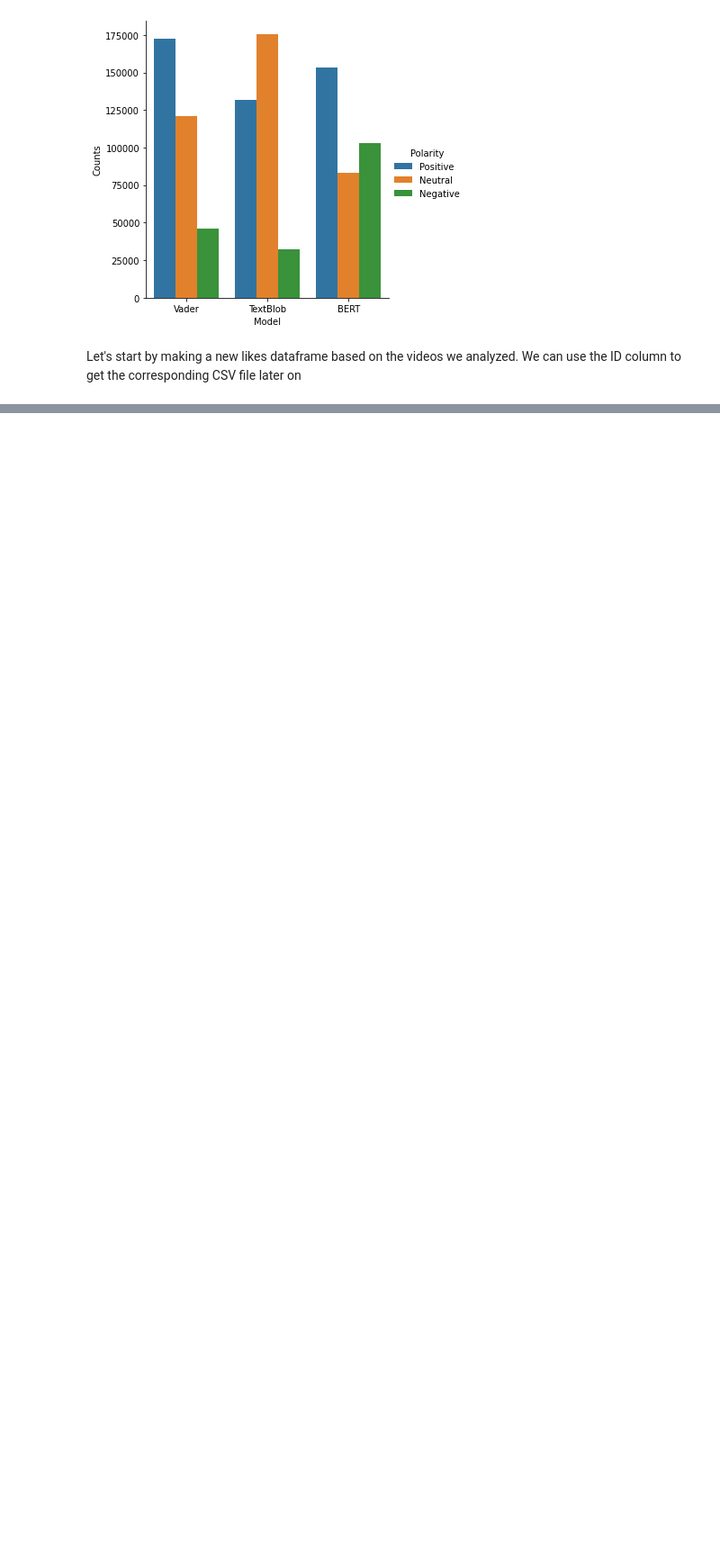
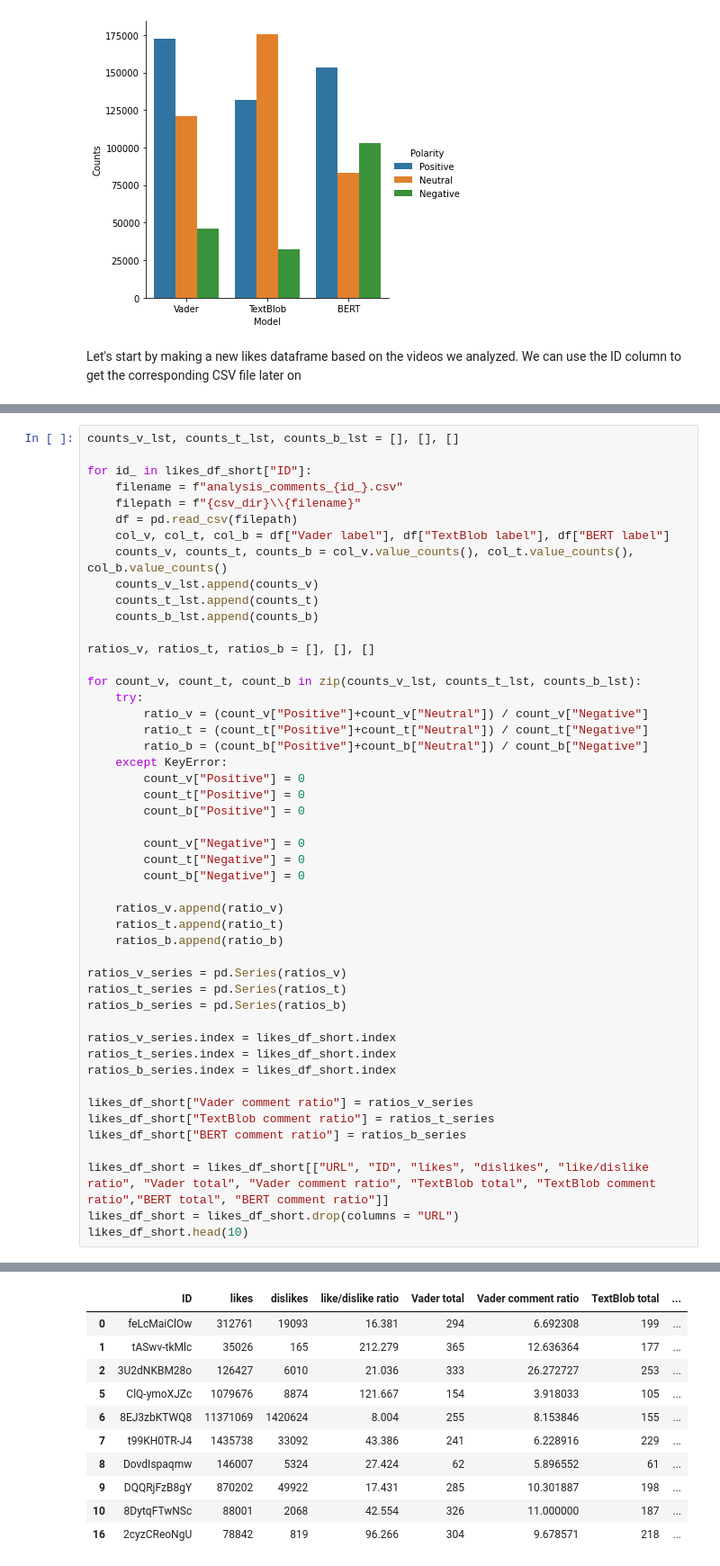
Before and after one commit to gmarsanich/gmarsanichThesis2022, a Jupyter notebook: Thesis Project Notebook.ipynb, the cells around one changed output, grey strips where cells are left out. Shown at 90% size. Drawn from its saved outputs; the diff is of its cells as text; blank space fills up the shorter version.

```diff
--- a/Thesis Project Notebook.ipynb
+++ b/Thesis Project Notebook.ipynb
@@ -476,0 +487,49 @@ likes_df_short.head(10)
+# %%
+counts_v_lst, counts_t_lst, counts_b_lst = [], [], []
+
+for id_ in likes_df_short["ID"]:
+    filename = f"analysis_comments_{id_}.csv"
+    filepath = f"{csv_dir}\\{filename}"
+    df = pd.read_csv(filepath)
+    col_v, col_t, col_b = df["Vader label"], df["TextBlob label"], df["BERT label"]
+    counts_v, counts_t, counts_b = col_v.value_counts(), col_t.value_counts(), col_b.value_counts()
+    counts_v_lst.append(counts_v)
+    counts_t_lst.append(counts_t)
+    counts_b_lst.append(counts_b)
+
+ratios_v, ratios_t, ratios_b = [], [], []
+
+for count_v, count_t, count_b in zip(counts_v_lst, counts_t_lst, counts_b_lst):
+    try:
+        ratio_v = (count_v["Positive"]+count_v["Neutral"]) / count_v["Negative"]
+        ratio_t = (count_t["Positive"]+count_t["Neutral"]) / count_t["Negative"]
+        ratio_b = (count_b["Positive"]+count_b["Neutral"]) / count_b["Negative"]
+    except KeyError:
+        count_v["Positive"] = 0
+        count_t["Positive"] = 0
+        count_b["Positive"] = 0
+
+        count_v["Negative"] = 0
+        count_t["Negative"] = 0
+        count_b["Negative"] = 0
+
+    ratios_v.append(ratio_v)
+    ratios_t.append(ratio_t)
+    ratios_b.append(ratio_b)
+
+ratios_v_series = pd.Series(ratios_v)
+ratios_t_series = pd.Series(ratios_t)
+ratios_b_series = pd.Series(ratios_b)
+
+ratios_v_series.index = likes_df_short.index
+ratios_t_series.index = likes_df_short.index
+ratios_b_series.index = likes_df_short.index
+
+likes_df_short["Vader comment ratio"] = ratios_v_series
+likes_df_short["TextBlob comment ratio"] = ratios_t_series
+likes_df_short["BERT comment ratio"] = ratios_b_series
+
+likes_df_short = likes_df_short[["URL", "ID", "likes", "dislikes", "like/dislike ratio", "Vader total", "Vader comment ratio", "TextBlob total", "TextBlob comment ratio","BERT total", "BERT comment ratio"]]
+likes_df_short = likes_df_short.drop(columns = "URL")
+likes_df_short.head(10)
+# %% [output]
@@ -476,0 +551,11 @@ likes_df_short.head(10)
+|  | ID | likes | dislikes | like/dislike ratio | Vader total | Vader comment ratio | TextBlob total | ... |
+| 0 | feLcMaiClOw | 312761 | 19093 | 16.381 | 294 | 6.692308 | 199 | ... |
+| 1 | tASwv-tkMlc | 35026 | 165 | 212.279 | 365 | 12.636364 | 177 | ... |
+| 2 | 3U2dNKBM28o | 126427 | 6010 | 21.036 | 333 | 26.272727 | 253 | ... |
+| 5 | ClQ-ymoXJZc | 1079676 | 8874 | 121.667 | 154 | 3.918033 | 105 | ... |
+| 6 | 8EJ3zbKTWQ8 | 11371069 | 1420624 | 8.004 | 255 | 8.153846 | 155 | ... |
+| 7 | t99KH0TR-J4 | 1435738 | 33092 | 43.386 | 241 | 6.228916 | 229 | ... |
+| 8 | DovdIspaqmw | 146007 | 5324 | 27.424 | 62 | 5.896552 | 61 | ... |
+| 9 | DQQRjFzB8gY | 870202 | 49922 | 17.431 | 285 | 10.301887 | 198 | ... |
+| 10 | 8DytqFTwNSc | 88001 | 2068 | 42.554 | 326 | 11.000000 | 187 | ... |
+| 16 | 2cyzCReoNgU | 78842 | 819 | 96.266 | 304 | 9.678571 | 218 | ... |
```
Also changed, not shown: parts of 14 cells of this notebook.
